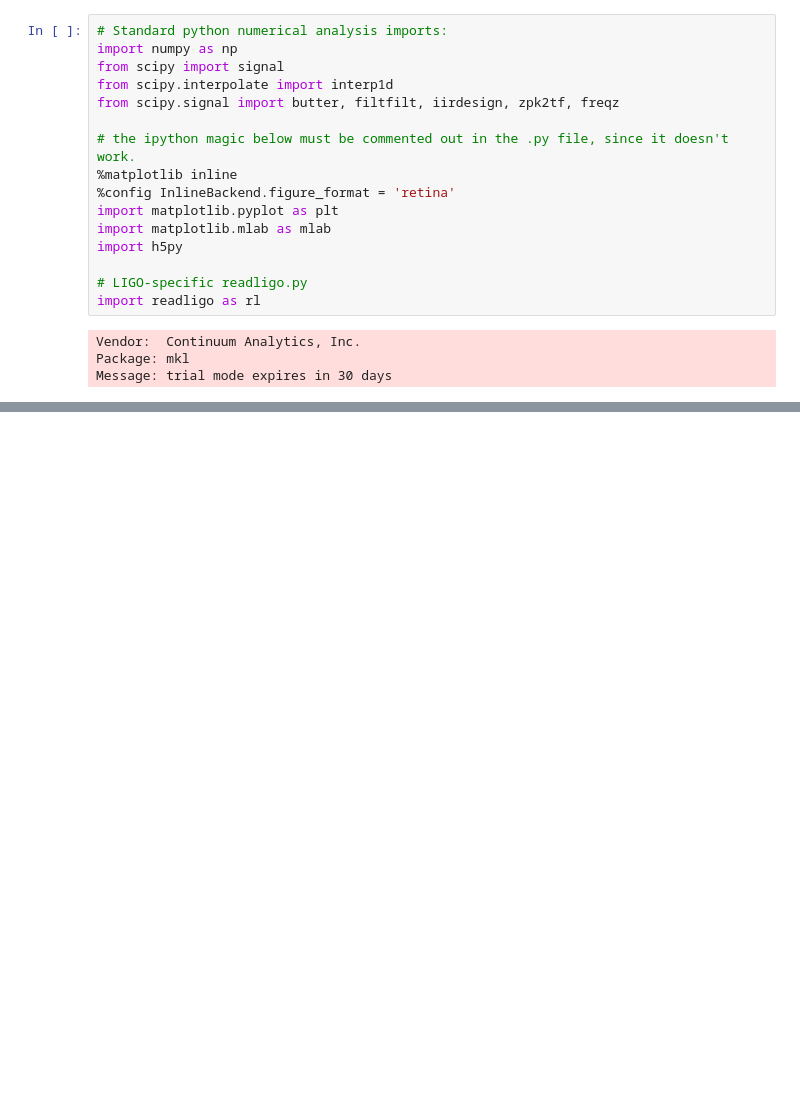
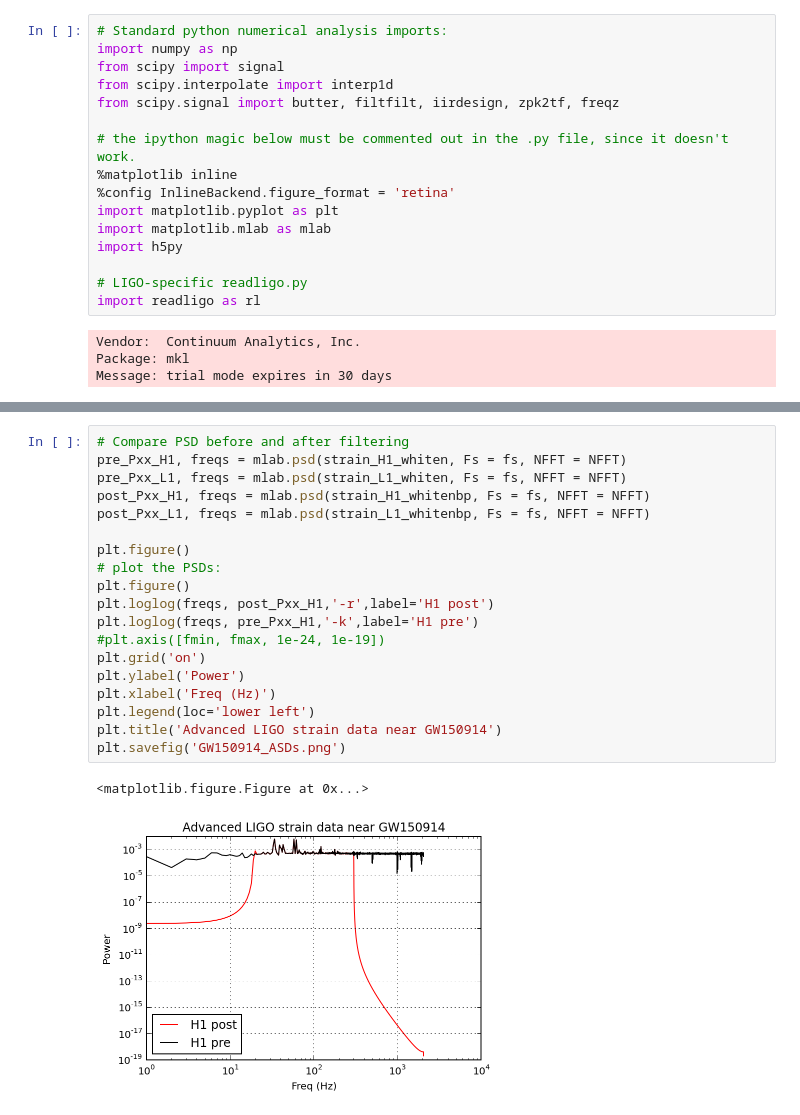
Before and after one commit to MichaelStetner/FilteringDomains, a Jupyter notebook: Scratch.ipynb, the cells around one changed output, grey strips where cells are left out. Saved outputs shown, nothing was run; the diff lists cells and outputs as text; blank space fills up the shorter version.

```diff
--- a/Scratch.ipynb
+++ b/Scratch.ipynb
@@ -102,0 +134,22 @@ plt.savefig('GW150914_strain_whitened.png')
+# %%
+# Compare PSD before and after filtering
+pre_Pxx_H1, freqs = mlab.psd(strain_H1_whiten, Fs = fs, NFFT = NFFT)
+pre_Pxx_L1, freqs = mlab.psd(strain_L1_whiten, Fs = fs, NFFT = NFFT)
+post_Pxx_H1, freqs = mlab.psd(strain_H1_whitenbp, Fs = fs, NFFT = NFFT)
+post_Pxx_L1, freqs = mlab.psd(strain_L1_whitenbp, Fs = fs, NFFT = NFFT)
+
+plt.figure()
+# plot the PSDs:
+plt.figure()
+plt.loglog(freqs, post_Pxx_H1,'-r',label='H1 post')
+plt.loglog(freqs, pre_Pxx_H1,'-k',label='H1 pre')
+#plt.axis([fmin, fmax, 1e-24, 1e-19])
+plt.grid('on')
+plt.ylabel('Power')
+plt.xlabel('Freq (Hz)')
+plt.legend(loc='lower left')
+plt.title('Advanced LIGO strain data near GW150914')
+plt.savefig('GW150914_ASDs.png')
+# %% [output]
+<matplotlib.figure.Figure at 0x...>
+[figure, added]
```
Also changed, not shown: parts of 8 cells of this notebook.
